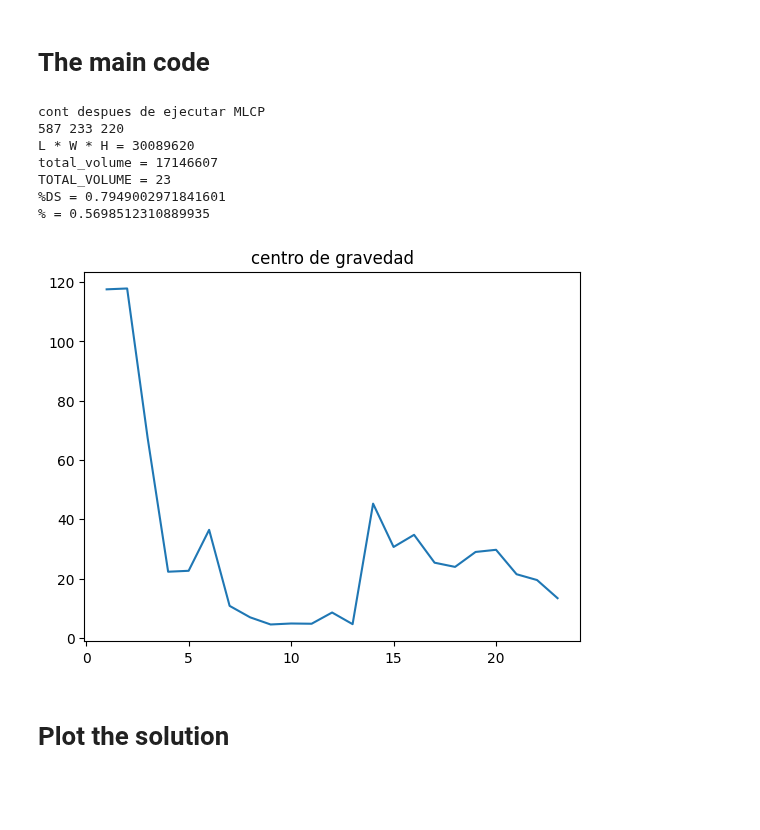
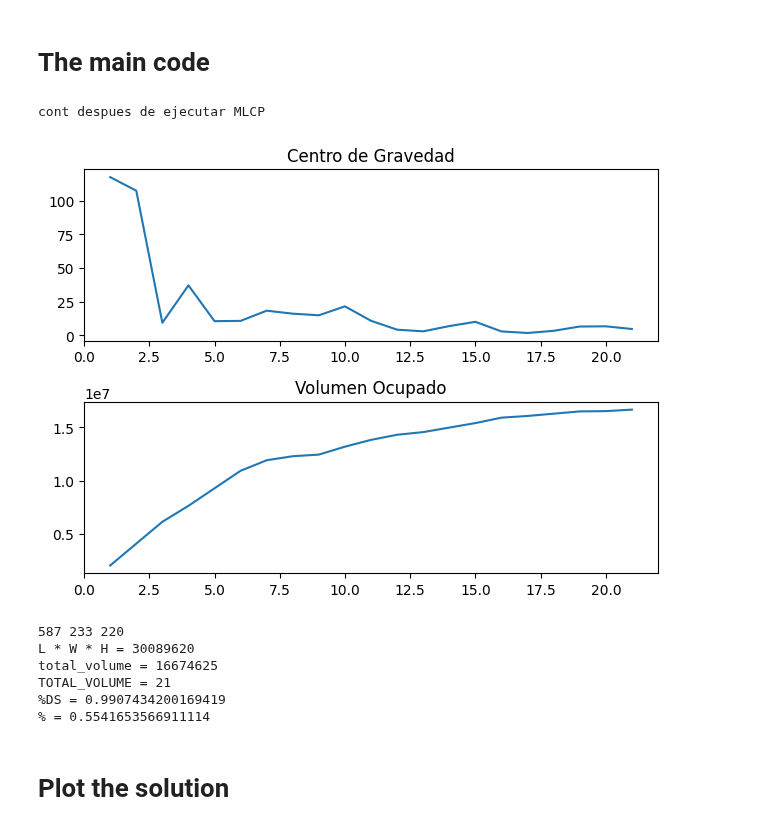
Before and after one commit to Nearlz/MCLPframework, a Jupyter notebook: MCLP_framework.ipynb, the cells around one changed output. Drawn from its saved outputs; the diff is of its cells as text; code cells hidden in the pictures; blank space fills up the shorter version.

Commit message:
plots

```diff
--- a/MCLP_framework.ipynb
+++ b/MCLP_framework.ipynb
@@ -182,45 +182,61 @@ def MLCP_function(params,instance,filename = 'data/BR4.txt',weight_restriction=F
 
   # print(f'tiempo: {execution_time} s ; volumen total: {cont.l * cont.w * cont.h} ; volumen ocupado: {total_volume} ; centro de gravedad: {center_of_gravity(cont)}')
 # %%
-#ALPHA_CS
-#BETA_LOSS
-#GAMMA_NB
-#DELTA_GC
-#EPSILON_
-#ZETA_RES
-params = [4,2,1,0.05,0.05,0.2,0.2]
+ALPHA_CS   = 4
+BETA_LOSS  = 1
+GAMMA_NB   = 0.2
+DELTA_DS   = 0
+P          = 0.04
+EPSILON_GC = 0
+ZETA_RS    = 0
+
+params = ALPHA_CS, BETA_LOSS, GAMMA_NB, DELTA_DS, P, EPSILON_GC, ZETA_RS
+
 cont, execution_time,total_volume,TOTAL_VOLUME,DS,history_CG = MLCP_function(params=params,instance=1,weight_restriction=True, max_distance_cg=10000)
 print("cont despues de ejecutar MLCP")
 L = cont.l;W = cont.w; H = cont.h
 
 box_dims = []
 for aabb in cont.aabbs:
   box_dims.append([aabb.xmin,aabb.ymin,aabb.zmin,aabb.xmax,aabb.ymax,aabb.zmax])
 box_dims.append([0,0,0,L,W,H])
 bxplot.plot_container([L,W,H], box_dims)
+
+import matplotlib.pyplot as plt
+import numpy as np
+
+
+# Gráfico 1 - Centro de Gravedad
+x_cg = list(range(1, len(history_CG) + 1))
+plt.subplot(2, 1, 1)
+plt.plot(x_cg, history_CG)
+plt.title('Centro de Gravedad')
+
+# Gráfico 2 - Volumen acumulado
+acum_volume = np.cumsum(total_volume)
+x_volume = list(range(1, len(total_volume) + 1))
+plt.subplot(2, 1, 2)
+plt.plot(x_volume, acum_volume)
+plt.title('Volumen Ocupado')
+
+plt.tight_layout()
+plt.show()
+
+
 print(f'{L} {W} {H}')
 print(f'L * W * H = {L * W * H}')
 print(f'total_volume = {sum(total_volume)}')
 print(f'TOTAL_VOLUME = {len(TOTAL_VOLUME)}')
 print(f'%DS = {DS /sum(total_volume)}')
 print(f'% = {sum(total_volume)/(L * W * H)}')
-
-import matplotlib.pyplot as plt
-import numpy as np
-
-x = list(range(1, len(history_CG) + 1))
-plt.plot(x, history_CG)
-plt.title('centro de gravedad')
-
-plt.show()
 # %% [output]
 cont despues de ejecutar MLCP
-587 233 220
-L * W * H = 30089620
-total_volume = 17146607
-TOTAL_VOLUME = 23
-%DS = 0.7949002971841601
-% = 0.5698512310889935
-[figure, old version]
+[figure, new version]
+587 233 220
+L * W * H = 30089620
+total_volume = 16674625
+TOTAL_VOLUME = 21
+%DS = 0.9907434200169419
+% = 0.5541653566911114
 # %% [markdown]
 # Plot the solution
```
Also changed, not shown: parts of 4 cells of this notebook, 4 other files.
